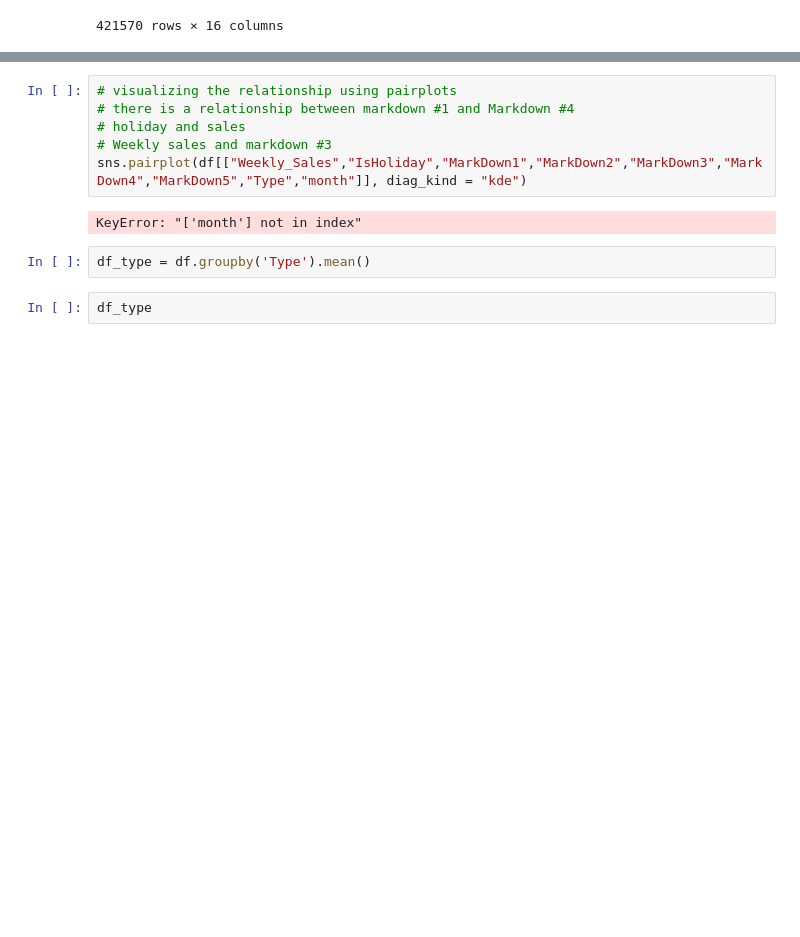
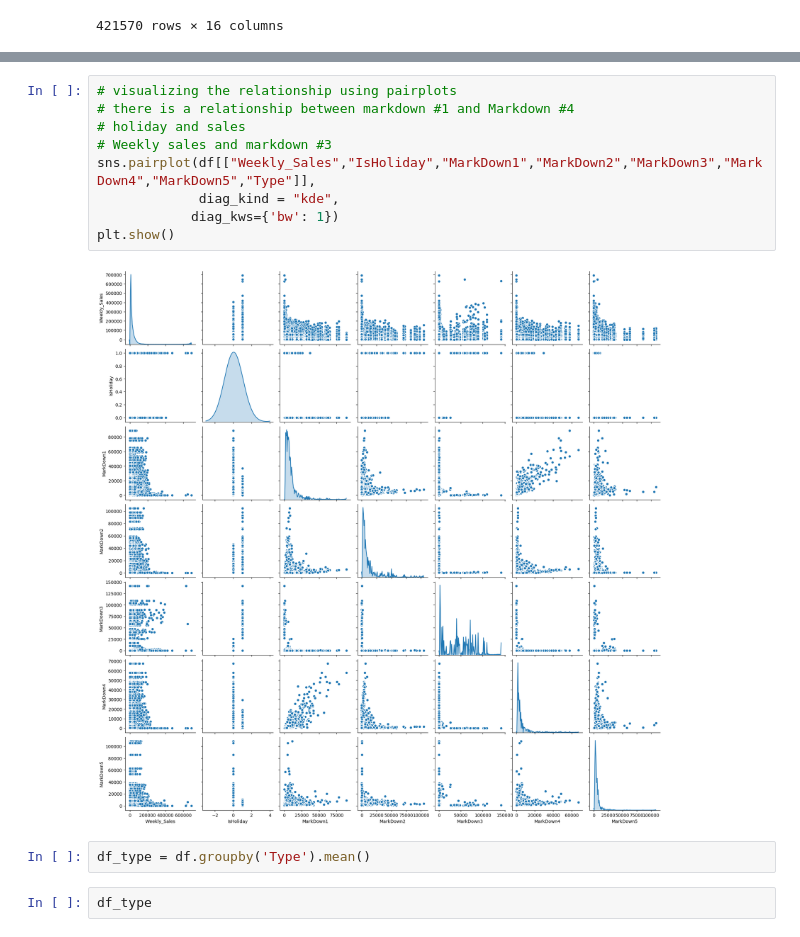
Before and after one commit to Sebastian1981/AWS_Sagemaker_Sales_Prediction, a Jupyter notebook: experiment/retail_sales_forecast_notebook.ipynb, the cells around one changed output, grey strips where cells are left out. Drawn from its saved outputs; the diff is of its cells as text; blank space fills up the shorter version.

```diff
--- a/experiment/retail_sales_forecast_notebook.ipynb
+++ b/experiment/retail_sales_forecast_notebook.ipynb
@@ -432,11 +417,14 @@ array([[<matplotlib.axes._subplots.AxesSubplot object at 0x...>,
 # %%
 # visualizing the relationship using pairplots
 # there is a relationship between markdown #1 and Markdown #4
 # holiday and sales
 # Weekly sales and markdown #3
-sns.pairplot(df[["Weekly_Sales","IsHoliday","MarkDown1","MarkDown2","MarkDown3","MarkDown4","MarkDown5","Type","month"]], diag_kind = "kde")
+sns.pairplot(df[["Weekly_Sales","IsHoliday","MarkDown1","MarkDown2","MarkDown3","MarkDown4","MarkDown5","Type"]],
+             diag_kind = "kde",
+            diag_kws={'bw': 1})
+plt.show()
 # %% [output]
-KeyError: "['month'] not in index"
+[figure, added]
 # %%
 df_type = df.groupby('Type').mean()
 # %%
```
Also changed, not shown: parts of 36 cells of this notebook.
